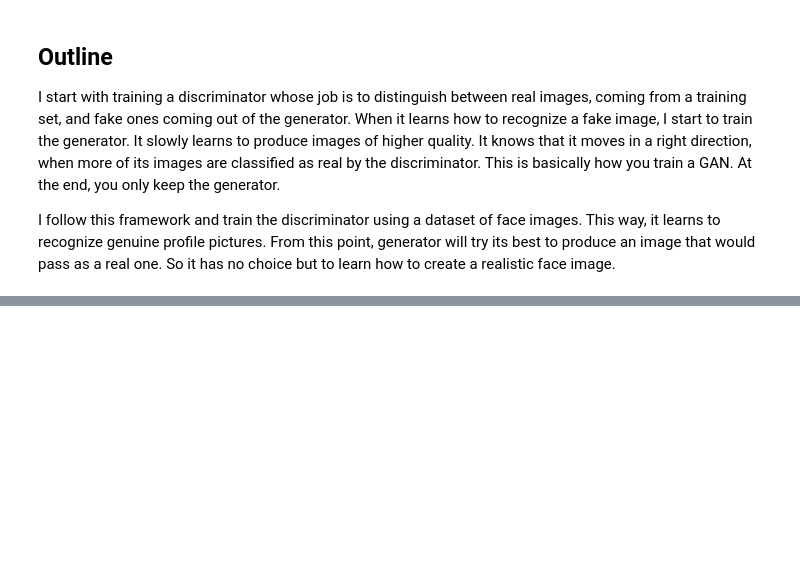
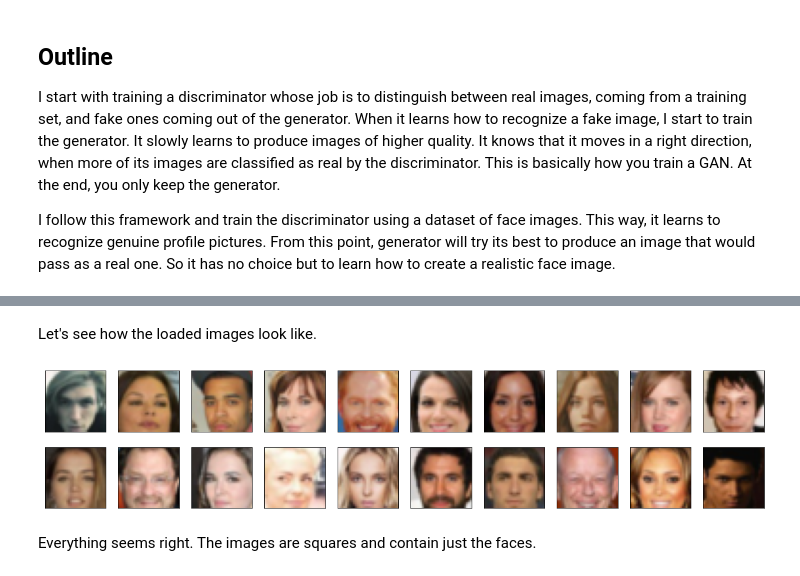
Before and after one commit to vicksam/face-generator, a Jupyter notebook: face_generator.ipynb, the cells around one changed output, grey strips where cells are left out. Cells and saved outputs as stored; diff of their text form; code cells hidden in the pictures; blank space fills up the shorter version.

Commit message:
Load data

```diff
--- a/face_generator.ipynb
+++ b/face_generator.ipynb
@@ -14,0 +59,29 @@ I follow this framework and train the discriminator using a dataset of face imag
+# %%
+# Data loader parameters
+batch_size = 128
+img_size = 32
+
+# Run the code
+celeba_train_loader = get_dataloader(batch_size, img_size)
+# %% [markdown]
+Let's see how the loaded images look like.
+# %%
+def imshow(img):
+    '''Takes in image tensor and displays it'''
+    np_img = img.numpy()
+    plt.imshow(np.transpose(np_img, (1, 2, 0)))
+
+# Get a batch of training images
+dataiter = iter(celeba_train_loader)
+images, _ = dataiter.next() # _ for no labels
+
+# Plot 20 images images from the batch
+fig = plt.figure(figsize = (20, 4))
+plot_size = 20
+for idx in np.arange(plot_size):
+    ax = fig.add_subplot(2, plot_size / 2, idx + 1, xticks = [], yticks = [])
+    imshow(images[idx])
+# %% [output]
+[figure, added]
+# %% [markdown]
+Everything seems right. The images are squares and contain just the faces.
```
Also changed, not shown: parts of 8 cells of this notebook, 1 other file.
